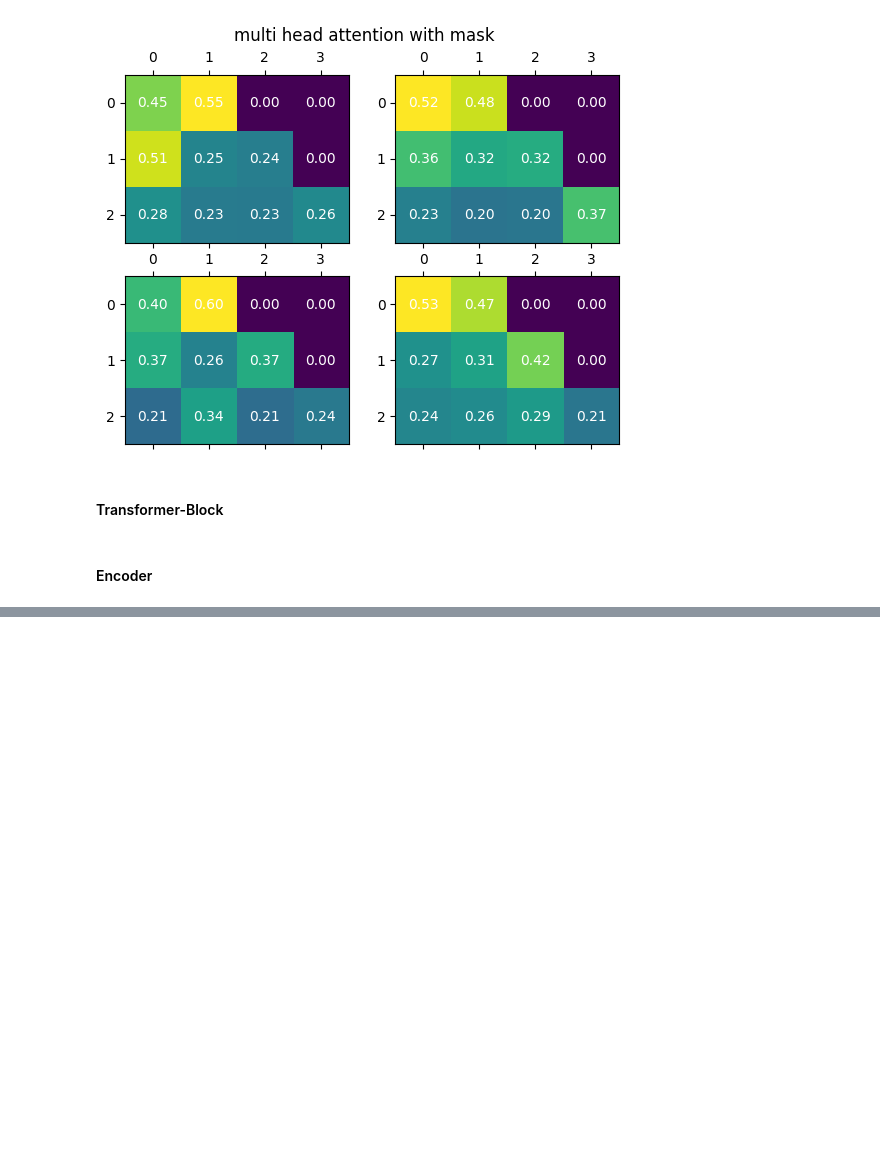
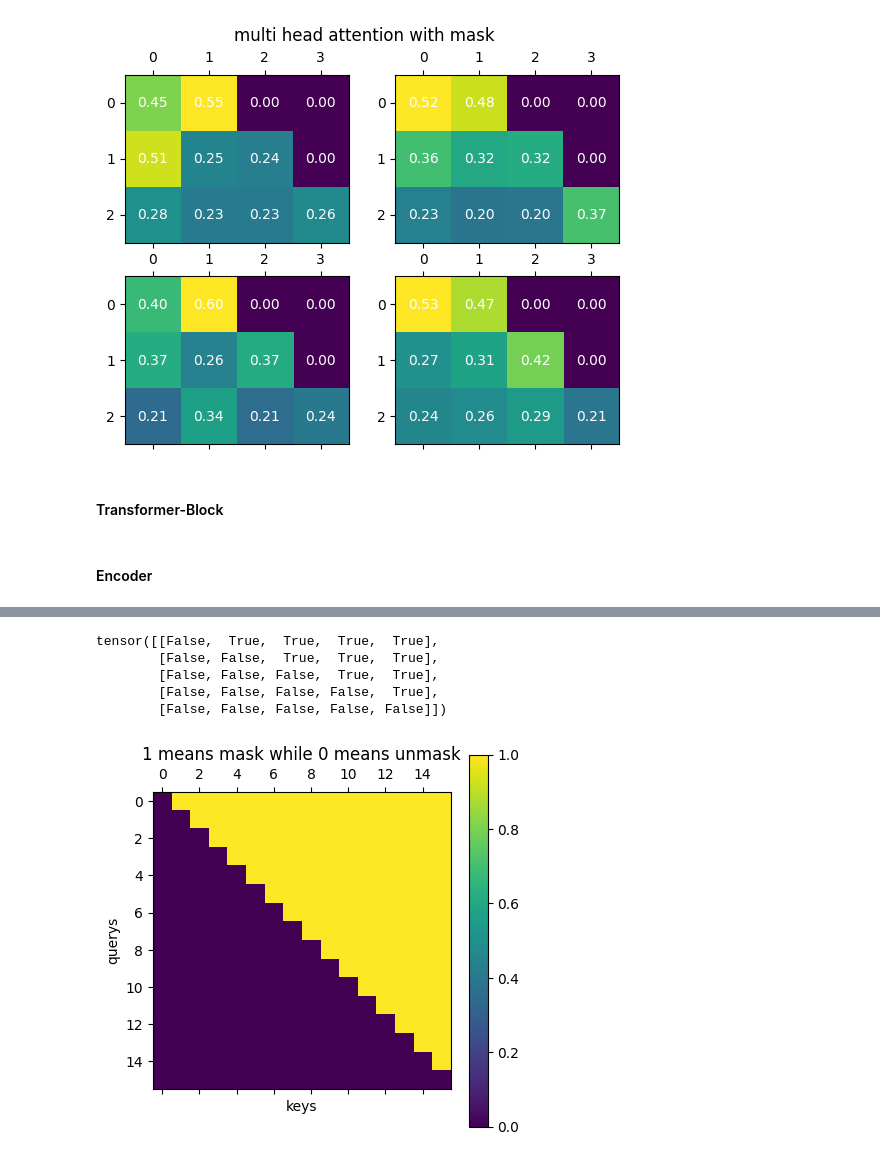
Before and after one commit to wuduanwuhun/python, a Jupyter notebook: day31/TransformerDecoder.ipynb, the cells around one changed output, grey strips where cells are left out. Cells and saved outputs as stored; diff of their text form; code cells hidden in the pictures; blank space fills up the shorter version.

```diff
--- a/day31/TransformerEncoder.ipynb
+++ b/day31/TransformerDecoder.ipynb
@@ -791,0 +851,30 @@ class TransformerEncoder(nn.Module):
+# %%
+(torch.triu(torch.ones(5, 5)) == 0).transpose(-1,-2)
+# %% [output]
+tensor([[False,  True,  True,  True,  True],
+        [False, False,  True,  True,  True],
+        [False, False, False,  True,  True],
+        [False, False, False, False,  True],
+        [False, False, False, False, False]])
+# %%
+
+def generate_square_subsequent_mask(sz: int) -> Tensor:
+    """
+    Generate a square mask for the sequence. The masked positions are filled with True.
+        Unmasked positions are filled with False.
+    """
+    # torch.ones(sz, sz): 创建一个全为 1 的 sz × sz 的矩阵。
+    # torch.triu(...): 使用 triu 函数取得矩阵的上三角部分，将主对角线以下部分置零。
+    mask = (torch.triu(torch.ones(sz, sz)) == 0).transpose(-1, -2).bool()
+    # mask = torch.triu(torch.ones(sz, sz))
+    return mask
+
+
+plt.matshow(generate_square_subsequent_mask(16))
+plt.colorbar()
+plt.xlabel("keys")
+plt.ylabel("querys")
+plt.title("1 means mask while 0 means unmask")
+plt.show()
+# %% [output]
+[figure, added]
```
Also changed, not shown: parts of 8 cells of this notebook.
